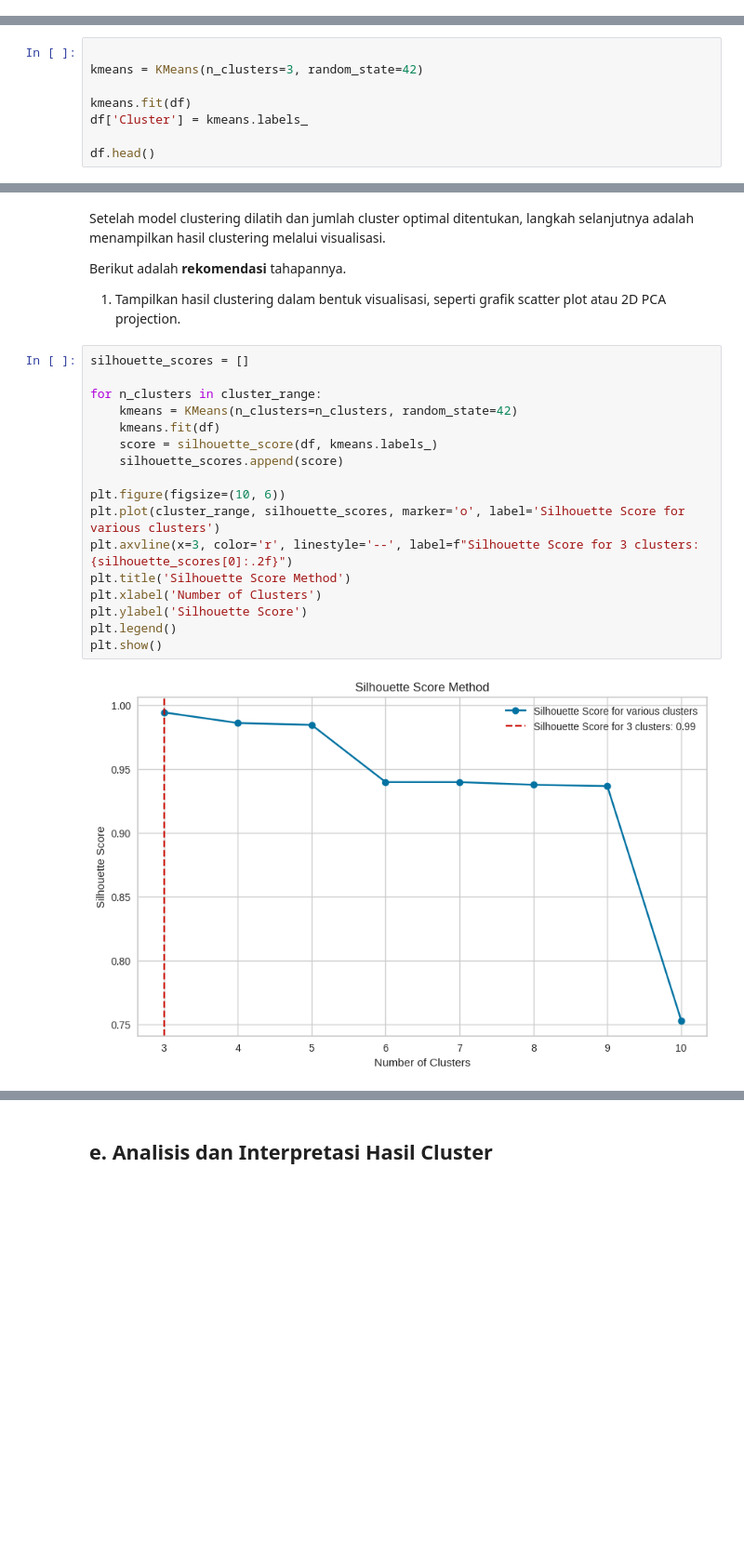
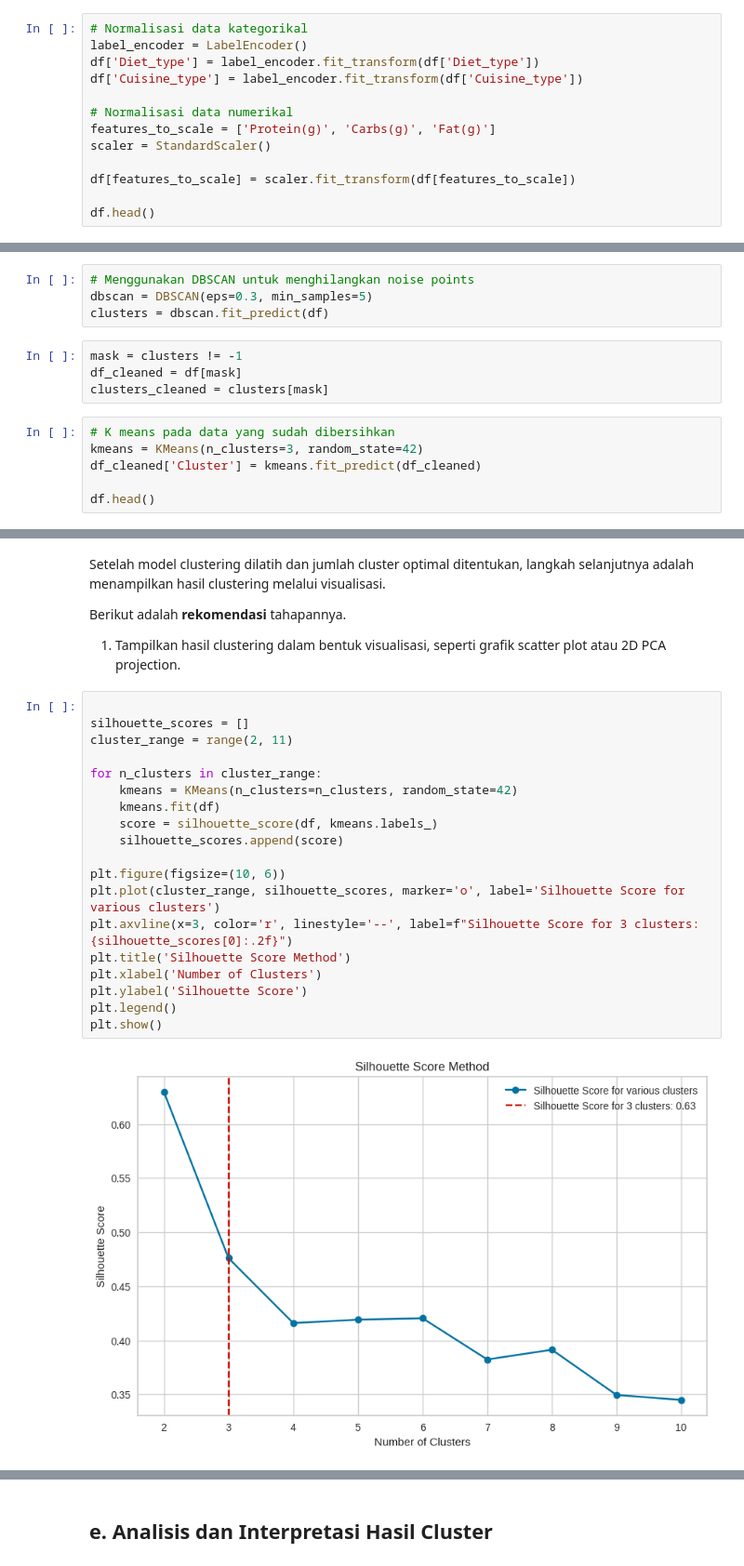
Before and after one commit to rizenkai/Dicoding---Machine-Learning, a Jupyter notebook: [Clustering]_Submission_Akhir_BMLP_Mochamad_Masdarul_Anwar.ipynb, the cells around one changed output, grey strips where cells are left out. Shown: that part at 93% size. Saved outputs shown, nothing was run; the diff lists cells and outputs as text; blank space fills up the shorter version.

```diff
--- a/[Clustering]_Submission_Akhir_BMLP_Mochamad_Masdarul_Anwar.ipynb
+++ b/[Clustering]_Submission_Akhir_BMLP_Mochamad_Masdarul_Anwar.ipynb
@@ -246,0 +220,13 @@ df.head()
+# %%
+# Normalisasi data kategorikal
+label_encoder = LabelEncoder()
+df['Diet_type'] = label_encoder.fit_transform(df['Diet_type'])
+df['Cuisine_type'] = label_encoder.fit_transform(df['Cuisine_type'])
+
+# Normalisasi data numerikal
+features_to_scale = ['Protein(g)', 'Carbs(g)', 'Fat(g)']
+scaler = StandardScaler()
+
+df[features_to_scale] = scaler.fit_transform(df[features_to_scale])
+
+df.head()
@@ -252,12 +245,18 @@ df.head()
 Pada tahap ini, Anda membangun model clustering dengan memilih algoritma yang sesuai untuk mengelompokkan data berdasarkan kesamaan. Berikut adalah **rekomendasi** tahapannya.
 1. Pilih algoritma clustering yang sesuai.
 2. Latih model dengan data menggunakan algoritma tersebut.
+# %%
+# Menggunakan DBSCAN untuk menghilangkan noise points
+dbscan = DBSCAN(eps=0.3, min_samples=5)
+clusters = dbscan.fit_predict(df)
+# %%
+mask = clusters != -1
+df_cleaned = df[mask]
+clusters_cleaned = clusters[mask]
 # %%
-
+# K means pada data yang sudah dibersihkan
 kmeans = KMeans(n_clusters=3, random_state=42)
-
-kmeans.fit(df)
-df['Cluster'] = kmeans.labels_
+df_cleaned['Cluster'] = kmeans.fit_predict(df_cleaned)
 
 df.head()
 # %% [output]
@@ -295,24 +298,26 @@ Setelah model clustering dilatih dan jumlah cluster optimal ditentukan, langkah
 Berikut adalah **rekomendasi** tahapannya.
 1. Tampilkan hasil clustering dalam bentuk visualisasi, seperti grafik scatter plot atau 2D PCA projection.
 # %%
+
 silhouette_scores = []
+cluster_range = range(2, 11)
 
 for n_clusters in cluster_range:
     kmeans = KMeans(n_clusters=n_clusters, random_state=42)
     kmeans.fit(df)
     score = silhouette_score(df, kmeans.labels_)
     silhouette_scores.append(score)
 
 plt.figure(figsize=(10, 6))
 plt.plot(cluster_range, silhouette_scores, marker='o', label='Silhouette Score for various clusters')
 plt.axvline(x=3, color='r', linestyle='--', label=f"Silhouette Score for 3 clusters: {silhouette_scores[0]:.2f}")
 plt.title('Silhouette Score Method')
 plt.xlabel('Number of Clusters')
 plt.ylabel('Silhouette Score')
 plt.legend()
 plt.show()
 # %% [output]
-[figure, old version]
+[figure, new version]
 # %%
 
 visualizer = KElbowVisualizer(kmeans, k=(2,10))
```
Also changed, not shown: parts of 32 cells of this notebook, 6 other files.
